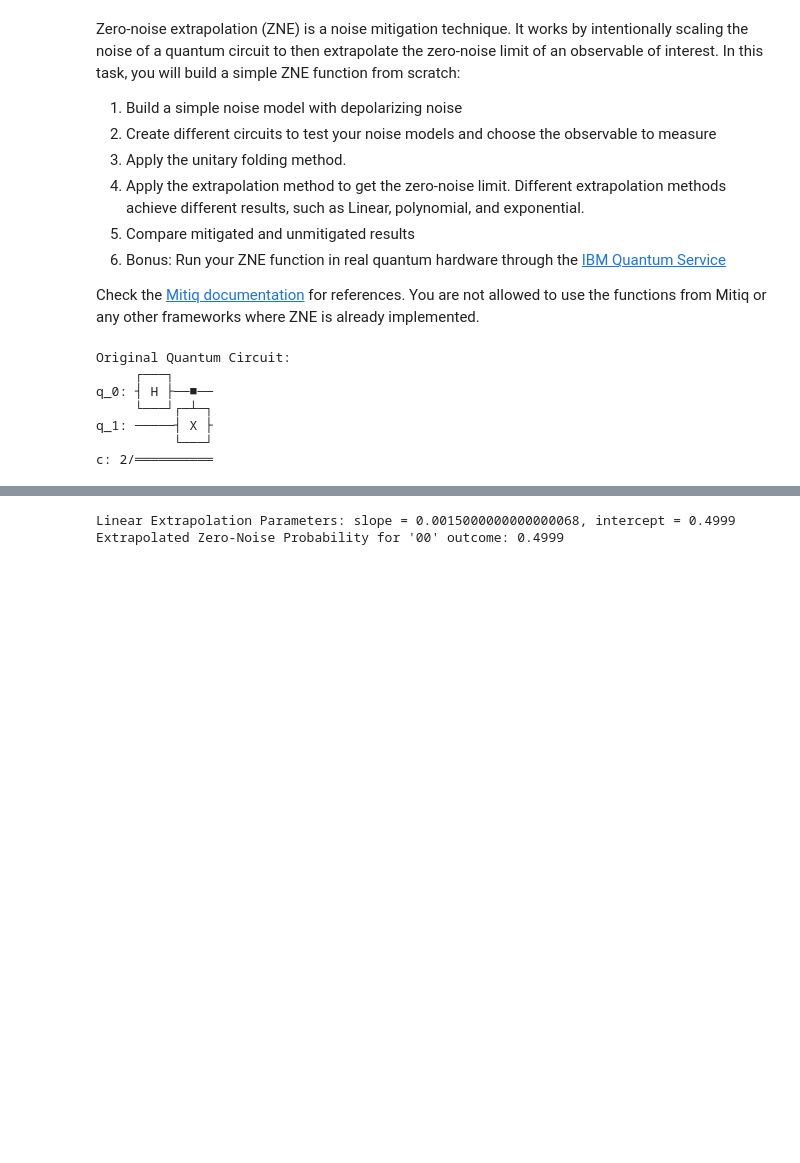
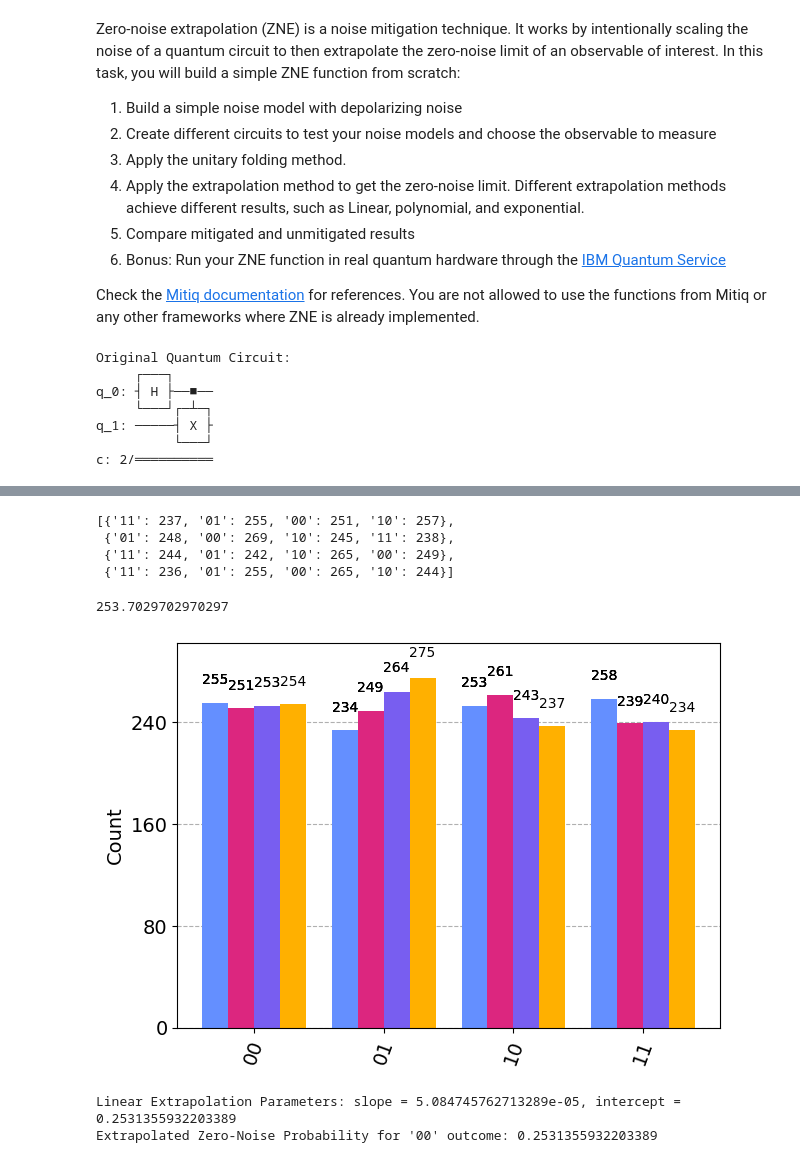
Before and after one commit to awshaffar/QOSF-Mentorship-Program-Screening-Tasks, a Jupyter notebook: Screening Task.ipynb, the cells around one changed output, grey strips where cells are left out. Saved outputs shown, nothing was run; the diff lists cells and outputs as text; code cells hidden in the pictures; blank space fills up the shorter version.

```diff
--- a/Screening Task.ipynb
+++ b/Screening Task.ipynb
@@ -49,7 +49,6 @@ def create_bell_state_circuit():
     qc = QuantumCircuit(2, 2)
     qc.h(0)
     qc.cx(0, 1)
-    # qc.measure([0, 1], [0, 1])
     return qc
 
 # Step 3: Apply the unitary folding method - here we'll define a function to fold a circuit
@@ -70,7 +69,7 @@ def execute_circuits_with_noise(circuit, backend, noise_model, fold_factors):
         folded_circuit.measure([0, 1], [0, 1])
         # Execute the circuit on the backend with the noise model
         new_circuit = transpile(folded_circuit, backend)
-        job = backend.run(new_circuit,noise_model=noise_model)
+        job = backend.run(new_circuit,noise_model=noise_model, shots=1000)
         # job = execute(folded_circuit, backend, noise_model=noise_model)
         result = job.result().get_counts(folded_circuit)
         results.append(result)
@@ -85,7 +84,7 @@ def exponential_extrapolation(x, y):
     return params
 # %%
 # Test the noise model and circuit creation
-noise_model = create_noise_model(0.01)  # Depolarizing error probability
+noise_model = create_noise_model(0.5)  # Depolarizing error probability
 qc = create_bell_state_circuit()
 # %%
 print("Original Quantum Circuit:")
@@ -118,8 +125,15 @@ service = QiskitRuntimeService(
 )
 backend = service.backend("ibmq_qasm_simulator")
 # Example usage with linear extrapolation
-fold_factors = [0, 1, 2, 3, 4]  # Original and 3 levels of folding
+fold_factors = [0, 1, 3, 5]  # Original and 3 levels of folding
 results = execute_circuits_with_noise(qc, backend, noise_model, fold_factors)
 # Assume 'results' is processed to extract expectation values as 'expectation_vals'
 # x_vals would be your fold_factors, and y_vals would be your 'expectation_vals'
 # linear_params = linear_extrapolation(x_vals, y_vals)
+# %%
+results
+# %% [output]
+[{'11': 237, '01': 255, '00': 251, '10': 257},
+ {'01': 248, '00': 269, '10': 245, '11': 238},
+ {'11': 244, '01': 242, '10': 265, '00': 249},
+ {'11': 236, '01': 255, '00': 265, '10': 244}]
@@ -125,0 +147,4 @@ results = execute_circuits_with_noise(qc, backend, noise_model, fold_factors)
+# %%
+extrapolation_func(0, *popt)
+# %% [output]
+253.7029702970297
@@ -126,3 +178,7 @@ results = execute_circuits_with_noise(qc, backend, noise_model, fold_factors)
+# %%
+plot_histogram(results)
+# %% [output]
+[figure, added]
 # %%
 # Step 1: Extract the probabilities of the '00' outcome
 probabilities = [counts['00'] / sum(counts.values()) for counts in results]
@@ -140,5 +196,5 @@ zero_noise_prob = intercept  # Since at zero noise, the fold factor is 0, and th
 print(f"Linear Extrapolation Parameters: slope = {slope}, intercept = {intercept}")
 print(f"Extrapolated Zero-Noise Probability for '00' outcome: {zero_noise_prob}")
 # %% [output]
-Linear Extrapolation Parameters: slope = 0.0015000000000000068, intercept = 0.4999
-Extrapolated Zero-Noise Probability for '00' outcome: 0.4999
+Linear Extrapolation Parameters: slope = 5.084745762713289e-05, intercept = 0.2531355932203389
+Extrapolated Zero-Noise Probability for '00' outcome: 0.2531355932203389
```
Also changed, not shown: parts of 5 cells of this notebook, 1 other file.
